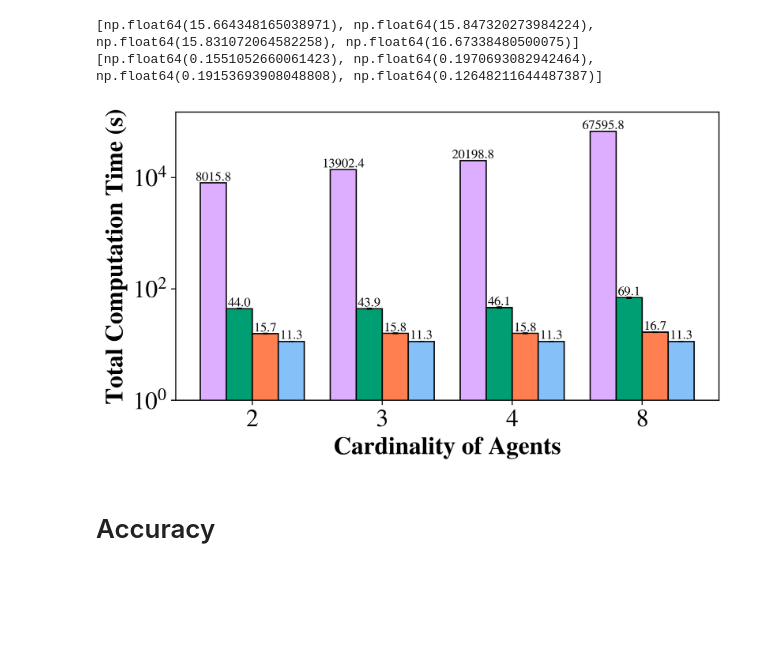
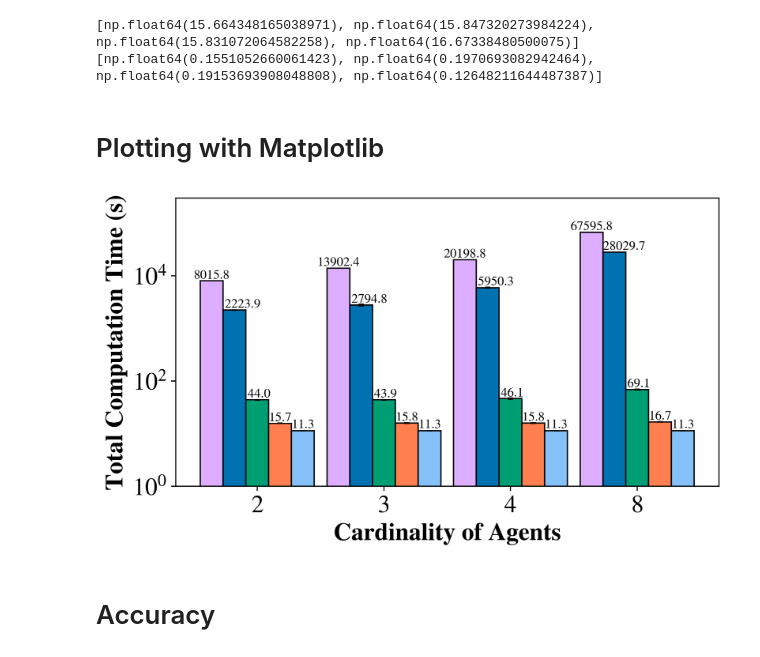
Before and after one commit to Dumplingz/data-pooling-experiments, a Jupyter notebook: data_analysis/mnist_multiparty_data_parsing.ipynb, the cells around one changed output. Saved outputs shown, nothing was run; the diff lists cells and outputs as text; code cells hidden in the pictures; blank space fills up the shorter version.

Commit message:
sf multiparty plotted

```diff
--- a/data_analysis/mnist_multiparty_data_parsing.ipynb
+++ b/data_analysis/mnist_multiparty_data_parsing.ipynb
@@ -14,7 +14,7 @@ mpl.rcParams['font.size'] = 19
 # %% [markdown]
 # Crypten
 # %%
-crypten_data = pd.read_csv('../chz-eab-nn-experiments/crypten_experiments/multiparty_nn.csv',
+crypten_data = pd.read_csv('../eab-nn-experiments/crypten_experiments/multiparty_nn.csv',
                         #    skiprows=(lambda x: (x % 2 != 0)),
                            header=None,
                            )
@@ -56,7 +89,7 @@ Name: total_time, dtype: float64
 # %% [markdown]
 # Plaintext Torch
 # %%
-torch_data = pd.read_csv('../chz-eab-nn-experiments/torch_experiments/mnist/mnist_total_time.csv',
+torch_data = pd.read_csv('../eab-nn-experiments/torch_experiments/mnist/mnist_total_time.csv',
                          header=None,
                          )
 torch_data.columns = ['total_duration', 'data_size']
@@ -78,7 +111,7 @@ print(torch_stdev)
 nvflare_medians = []
 nvflare_stdevs = []
 for datasize in [60000, 'mp-3-60000', 'mp-4-60000', 'mp-8-60000']:
-    nvflare_data = pd.read_csv(f'../chz-eab-nvflare-experiments/fl-nn/experiments/mnist/{datasize}/total_time.csv',
+    nvflare_data = pd.read_csv(f'../eab-nvflare-experiments/fl-nn/experiments/mnist/{datasize}/total_time.csv',
                 header=None,
                 )
     # total_duration, run_id, timestamp
@@ -124,17 +157,33 @@ print(ds_stdevs)
 # %% [output]
 [np.float64(15.664348165038971), np.float64(15.847320273984224), np.float64(15.831072064582258), np.float64(16.67338480500075)]
 [np.float64(0.1551052660061423), np.float64(0.1970693082942464), np.float64(0.19153693908048808), np.float64(0.12648211644487387)]
+# %% [markdown]
+# Plotting with Matplotlib
+# %%
+def calculate_x_placements(X_axis, width, n_bars):
+    """
+    Returns the x placements for a bar in a grouped bar chart, as a list of x placements.
+    """
+    placements = []
+    for index in range(n_bars):
+        # calculate x placement as floating point number
+        offset = (index - (n_bars - 1) / 2.0) * width
+        placements.append(X_axis + offset)
+    return placements
 # %%
 bar_label_font_size = 10
 
 X_axis = np.arange(4)+1
-width = 0.2
+width = 0.18
+num_bars = 5
 
 plt.figure(figsize=(7.5, 4), dpi=320)
 
+x_placements = calculate_x_placements(X_axis, width, num_bars)
+
 # Crypten
-crypten_bar = plt.bar(x=X_axis-1.5*width, width=width, height = mean_crypten, label = "Crypten", color='#ddaeff')
-plt.bar(x=X_axis-1.5*width,width=width,height=mean_crypten,
+crypten_bar = plt.bar(x=x_placements[0], width=width, height = mean_crypten, label = "Crypten", color='#ddaeff')
+plt.bar(x=x_placements[0], width=width, height=mean_crypten,
         # yerr=conclave_stdevs,
         edgecolor='black',
         error_kw={"elinewidth":1,"capsize":2,"capthick":1},
@@ -143,54 +192,71 @@ plt.bar(x=X_axis-1.5*width,width=width,height=mean_crypten,
 crypten_label = map(lambda n: '{0:.1f}'.format(n),mean_crypten)
 plt.bar_label(crypten_bar, crypten_label, fontsize=bar_label_font_size)
 
-# NVFlare
-nvflare_bar = plt.bar(x=X_axis-0.5*width, width=width, height = nvflare_medians, label = "NVFlare", color='#009E73')
-plt.bar(x=X_axis-0.5*width,width=width,height=nvflare_medians,yerr=nvflare_stdevs,
+sf_bar = plt.bar(x=x_placements[1], width=width, height = sf_mean, label = "Secretflow", color='#0072b2')
+plt.bar(x=x_placements[1], width=width, height=sf_mean,
+        yerr=sf_stdev,
         edgecolor='black',
         error_kw={"elinewidth":1,"capsize":2,"capthick":1},
         color='none'
         )
-nvflare_label = map(lambda n: '{0:.1f}'.format(n),nvflare_medians)
+# add spaces based on number of digits in label
+def dynamic_space_label(n):
+    int_digits = len(str(int(abs(n))))
+    # space_per_digit can be 1, 2, or more
+    space_per_digit = 1
+    total_spaces = int_digits * space_per_digit
+    return ' ' * total_spaces + ' {:.1f}'.format(n)
+sf_label = list(map(dynamic_space_label, sf_mean))
+plt.bar_label(sf_bar, sf_label, fontsize=bar_label_font_size)
+
+# NVFlare
+nvflare_bar = plt.bar(x=x_placements[2], width=width, height = nvflare_medians, label = "NVFlare", color='#009E73')
+plt.bar(x=x_placements[2], width=width, height=nvflare_medians, yerr=nvflare_stdevs,
+        edgecolor='black',
+        error_kw={"elinewidth":1,"capsize":2,"capthick":1},
+        color='none'
+        )
+nvflare_label = map(lambda n: ' {0:.1f}'.format(n),nvflare_medians)
 plt.bar_label(nvflare_bar, nvflare_label, fontsize=bar_label_font_size)
 
 
 # Data Station
-ds_bar = plt.bar(x=X_axis+0.5*width, width=width, height = ds_medians, label = "DS", color='coral')
-plt.bar(x=X_axis+0.5*width,width=width,height=ds_medians,yerr=ds_stdevs,
+ds_bar = plt.bar(x=x_placements[3], width=width, height = ds_medians, label = "DS", color='coral')
+plt.bar(x=x_placements[3], width=width, height=ds_medians, yerr=ds_stdevs,
         edgecolor='black',
         error_kw={"elinewidth":1,"capsize":2,"capthick":1},
         color='none'
         )
 ds_label = map(lambda n: '{0:.1f}'.format(n),ds_medians)
 plt.bar_label(ds_bar, ds_label, fontsize=bar_label_font_size)
 
 # Torch
-torch_bar = plt.bar(x=X_axis+1.5*width, width=width, height = torch_medians, label = "Torch", color='#85C0F9')
-plt.bar(x=X_axis+1.5*width,width=width,height=torch_medians,
+torch_bar = plt.bar(x=x_placements[4], width=width, height = torch_medians, label = "Torch", color='#85C0F9')
+plt.bar(x=x_placements[4], width=width, height=torch_medians,
         yerr=torch_stdev,
         edgecolor='black',
         error_kw={"elinewidth":1,"capsize":2,"capthick":1},
         color='none'
         )
 torch_label = map(lambda n: '{0:.1f}'.format(n),torch_medians)
 plt.bar_label(torch_bar, torch_label, fontsize=bar_label_font_size)
 
 
 plt.yscale('log')
-plt.ylim(1, 150000)
+plt.ylim(1, 300000)
 
 plt.xlabel("Cardinality of Agents", fontweight="bold")
 plt.ylabel("Total Computation Time (s)", fontweight="bold")
 # plt.title("Basic NN Training Time on FashionMNIST")
 # plt.legend(ncols=4, loc='upper left')
 
 plt.xticks(X_axis, ["2", "3", "4","8"])
 
 plt.savefig("multiparty_mnist_nn.pdf", bbox_inches='tight')
 
 plt.show()
 # %% [output]
-[figure, old version]
+[figure, new version]
 # %% [markdown]
 # Accuracy
 # %% [markdown]
```
Also changed, not shown: parts of 3 cells of this notebook, 3 other files.
